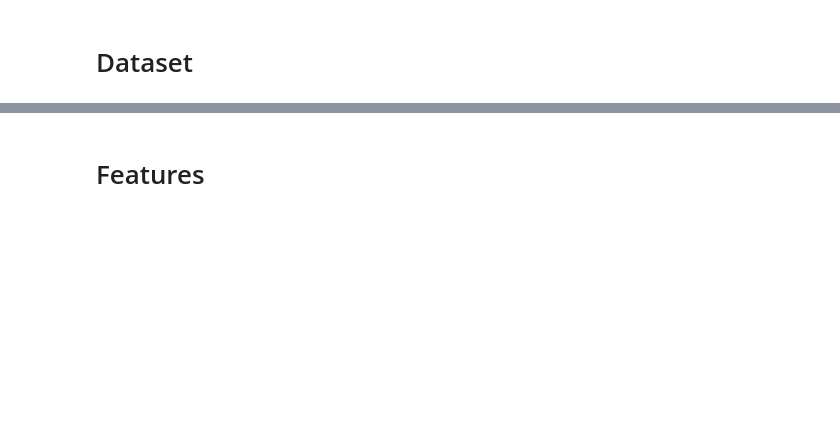
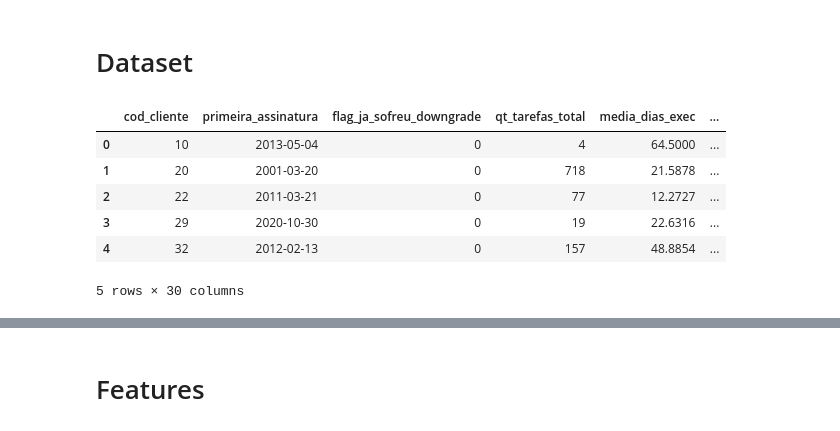
Before and after one commit to victorpecine/ml_predicao_churn, a Jupyter notebook: nb_ml_precidao_churn.ipynb, the cells around one changed output, grey strips where cells are left out. Cells and saved outputs as stored; diff of their text form; code cells hidden in the pictures; blank space fills up the shorter version.

Commit message:
ajuste de tratamento de data do treino_teste

```diff
--- a/nb_ml_precidao_churn.ipynb
+++ b/nb_ml_precidao_churn.ipynb
@@ -30,15 +28,25 @@ ImportError: DLL load failed while importing _path: Não foi possível encontrar
 # %% [markdown]
 # Dataset
 # %%
-dataset = pd.read_csv('dados_brutos\\tarefas_clientes_logistic_regression.csv', sep=';')
+dataset = pd.read_csv('dados_brutos\\tarefas_clientes_treino_teste.csv', sep=';')
 # Convertendo colunas object com vírgula para float numérico
 colunas_para_ajustar = ['perc_prioridade_maxima'] + \
                         list(dataset.filter(regex='score').columns) + \
                         list(dataset.filter(regex='media').columns)
 
+dataset['primeira_assinatura'] = pd.to_datetime(dataset['primeira_assinatura'], errors='raise', format='%d/%m/%Y')
+
 for col in colunas_para_ajustar:
     dataset[col] = dataset[col].astype(str).str.replace(',', '.').astype(float)
 
 dataset.head()
+# %% [output]
+|  | cod_cliente | primeira_assinatura | flag_ja_sofreu_downgrade | qt_tarefas_total | media_dias_exec | ... |
+| 0 | 10 | 2013-05-04 | 0 | 4 | 64.5000 | ... |
+| 1 | 20 | 2001-03-20 | 0 | 718 | 21.5878 | ... |
+| 2 | 22 | 2011-03-21 | 0 | 77 | 12.2727 | ... |
+| 3 | 29 | 2020-10-30 | 0 | 19 | 22.6316 | ... |
+| 4 | 32 | 2012-02-13 | 0 | 157 | 48.8854 | ... |
+5 rows × 30 columns
 # %%
 dataset.info()
```
Also changed, not shown: parts of 42 cells of this notebook, 8 other files.
